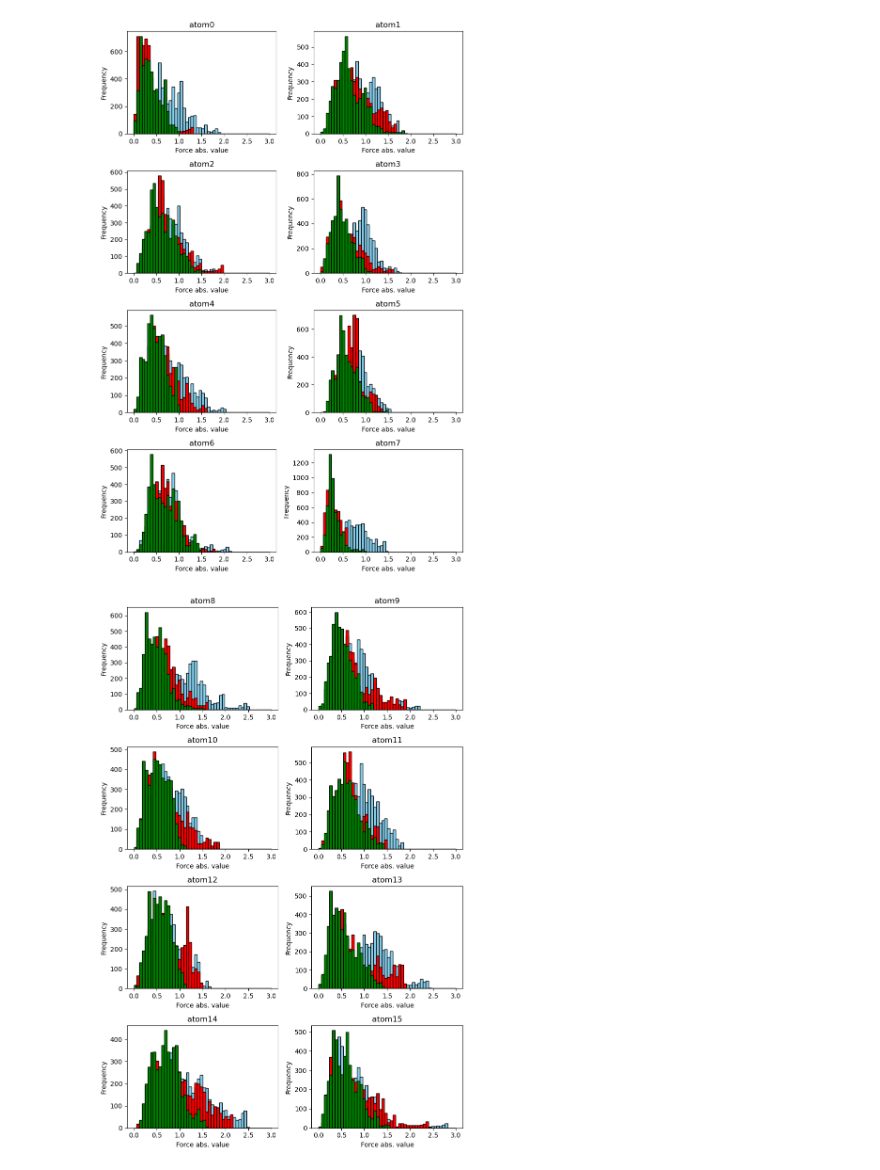
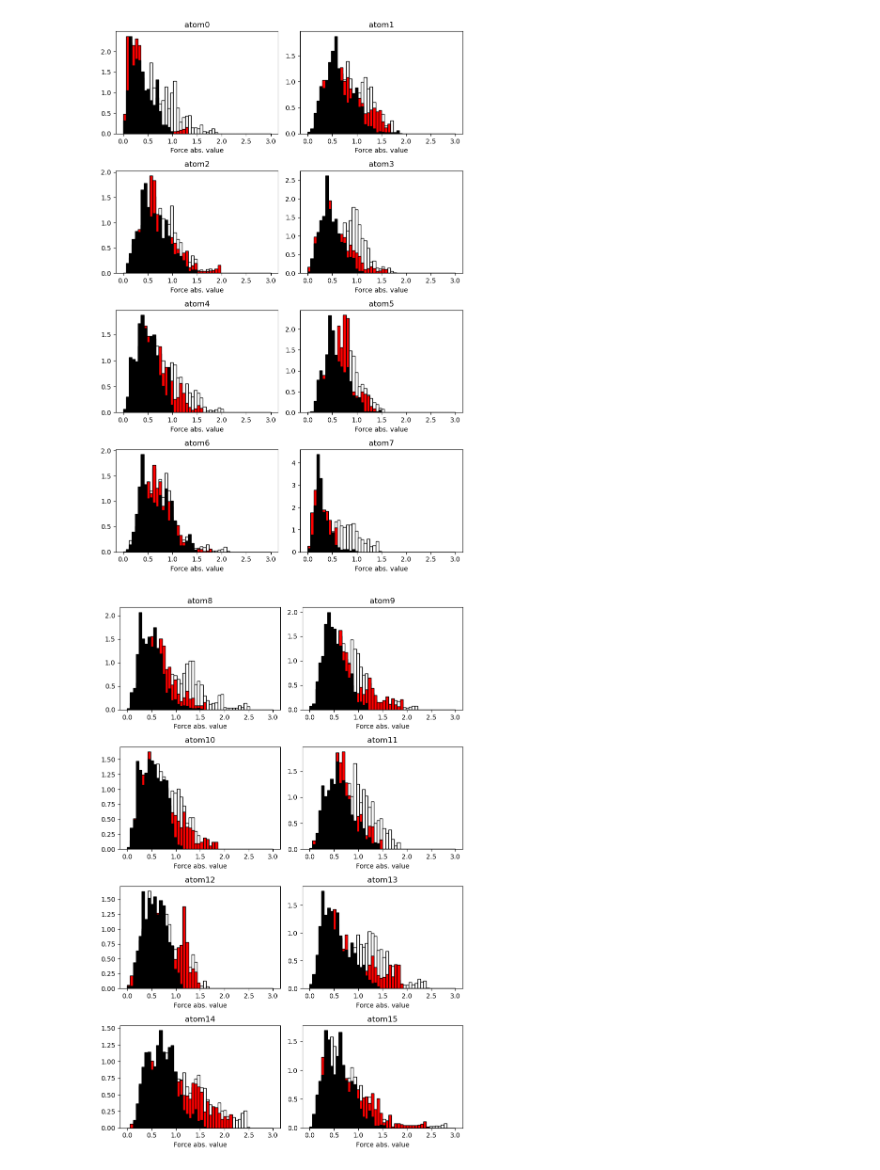
Before and after one commit to kontchenkov/SchNetPhosphorene, a Jupyter notebook: force_hist.ipynb, the cells around one changed output. Drawn from its saved outputs; the diff is of its cells as text; code cells hidden in the pictures.

Commit message:
Change force_hist.ipynb for improve histogram

```diff
--- a/force_hist.ipynb
+++ b/force_hist.ipynb
@@ -9,53 +9,58 @@ lst_model_data_all_by_atoms_2000=np.load('lst_model_data_all_by_atoms_2000.npy')
 # данные, вычисляемые моделью, обученной на 100000 записях
 lst_model_data_all_by_atoms_100000=np.load('lst_model_data_all_by_atoms_100000.npy')
 # %%
-# строим гистогыраммы модулей сил, действующих на каждый атом в отдельности
+plt.rcParams.update({'font.size': 10})
+# строим гистограммы модулей сил, действующих на каждый атом в отдельности
+# используем нормировку такую, что площадь под гистограммой равна 1
 fig, axes = plt.subplots(nrows=4, ncols=2, figsize=(8, 12))
 
 for i in range(4):
     for j in range(2):
-        axes[i][j].hist(lst_original_data_all_by_atoms_100000[i*2+j], bins=50, range = (0, 3), color='skyblue', edgecolor='black')
-        axes[i][j].hist(lst_model_data_all_by_atoms_100000[i*2+j], bins=50, range = (0, 3), color='red', edgecolor='black')
-        axes[i][j].hist(lst_model_data_all_by_atoms_2000[i*2+j], bins=50, range = (0, 3), color='green', edgecolor='black')
+        axes[i][j].hist(lst_original_data_all_by_atoms_100000[i*2+j], bins=50, range = (0, 3), color='white', edgecolor='black',density=True)
+        axes[i][j].hist(lst_model_data_all_by_atoms_100000[i*2+j], bins=50, range = (0, 3), color='red', edgecolor='black',density=True)
+        axes[i][j].hist(lst_model_data_all_by_atoms_2000[i*2+j], bins=50, range = (0, 3), color='black', edgecolor='black',density=True)
         axes[i][j].set_title('atom'+str(i*2+j))
 
 # Adding labels and title
 for i in range(4):
     for j in range(2):
         axes[i][j].set_xlabel('Force abs. value')
-        axes[i][j].set_ylabel('Frequency')
+        #axes[i][j].set_ylabel('Frequency')
 
 # Adjusting layout for better spacing
 plt.tight_layout()
 
 # Display the figure
 #plt.show()
 
 plt.savefig('force_abs_values_by_atoms1.png',dpi=150)
+plt.savefig('force_abs_values_by_atoms1.eps',dpi=150)
 
-# строим гистраммы модулей сил, действующих на каждый атом в отдельности
+# строим гистограммы модулей сил, действующих на каждый атом в отдельности
+# используем нормировку такую, что площадь под гистограммой равна 1
 fig, axes = plt.subplots(nrows=4, ncols=2, figsize=(8, 12))
 
 for i in range(4):
     for j in range(2):
-        axes[i][j].hist(lst_original_data_all_by_atoms_100000[i*2+j+8], bins=50, range = (0, 3), color='skyblue', edgecolor='black')
-        axes[i][j].hist(lst_model_data_all_by_atoms_100000[i*2+j+8], bins=50, range = (0, 3), color='red', edgecolor='black')
-        axes[i][j].hist(lst_model_data_all_by_atoms_2000[i*2+j+8], bins=50, range = (0, 3), color='green', edgecolor='black')
+        axes[i][j].hist(lst_original_data_all_by_atoms_100000[i*2+j+8], bins=50, range = (0, 3), color='white', edgecolor='black',density=True)
+        axes[i][j].hist(lst_model_data_all_by_atoms_100000[i*2+j+8], bins=50, range = (0, 3), color='red', edgecolor='black',density=True)
+        axes[i][j].hist(lst_model_data_all_by_atoms_2000[i*2+j+8], bins=50, range = (0, 3), color='black', edgecolor='black',density=True)
         axes[i][j].set_title('atom'+str(i*2+j+8))
 
 # Adding labels and title
 for i in range(4):
     for j in range(2):
         axes[i][j].set_xlabel('Force abs. value')
-        axes[i][j].set_ylabel('Frequency')
+        #axes[i][j].set_ylabel('Frequency')
 
 # Adjusting layout for better spacing
 plt.tight_layout()
 
 # Display the figure
 #plt.show()
 
 plt.savefig('force_abs_values_by_atoms2.png',dpi=150)
+plt.savefig('force_abs_values_by_atoms2.eps',dpi=150)
 # %% [output]
-[figure, old version]
+[figure, new version]
-[figure, old version]
+[figure, new version]
```
Also changed, not shown: parts of 5 cells of this notebook, 7 other files.
